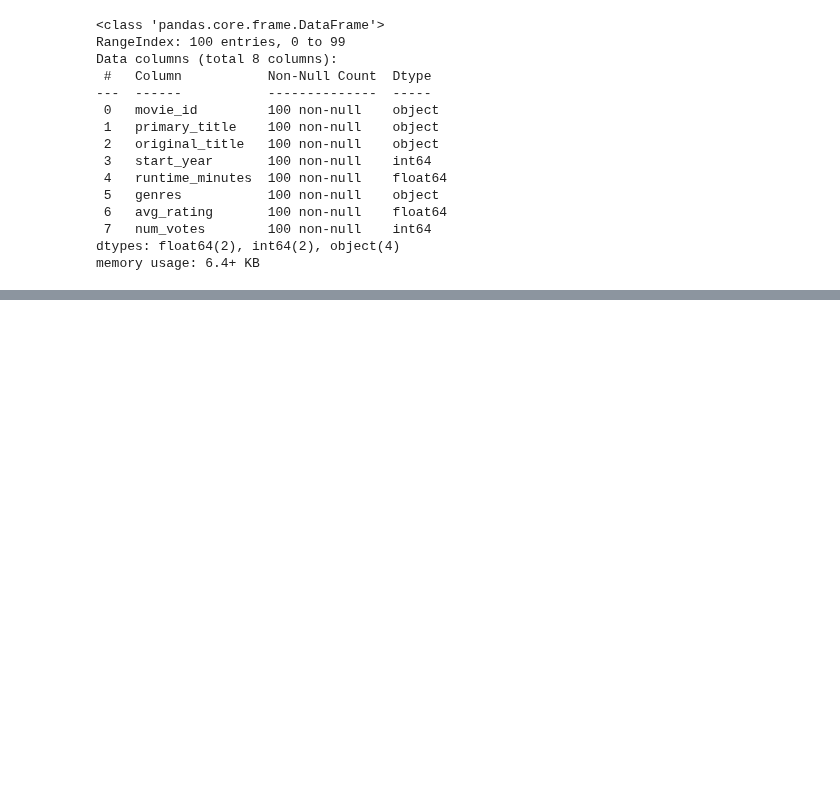
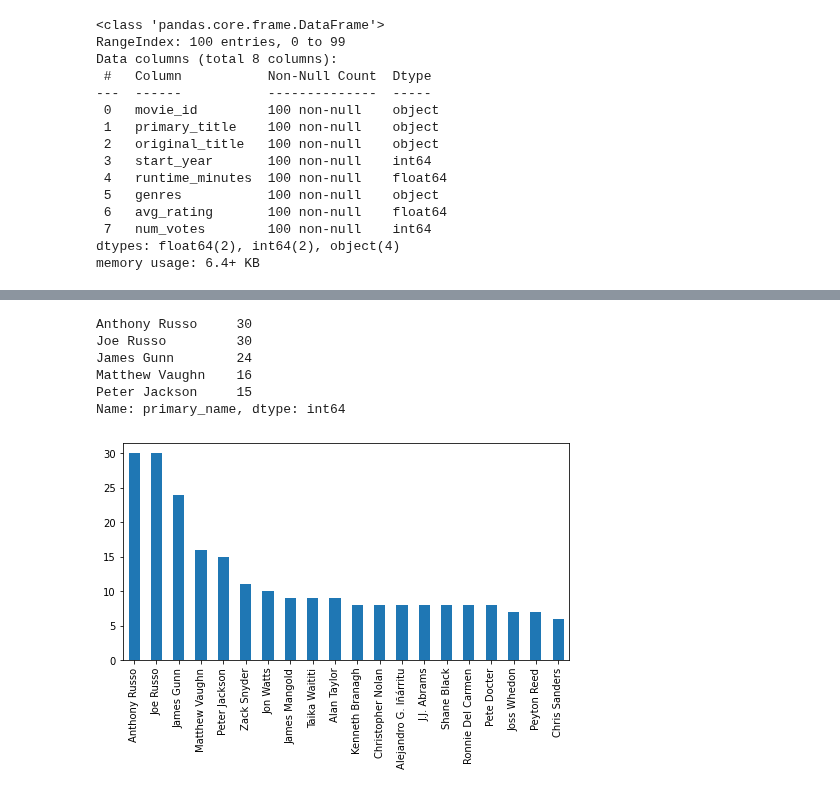
Before and after one commit to reboyce/Gilbert-Team-Repo, a Jupyter notebook: Notebooks/Chris Notebook.ipynb, the cells around one changed output, grey strips where cells are left out. Cells and saved outputs as stored; diff of their text form; code cells hidden in the pictures; blank space fills up the shorter version.

```diff
--- a/Notebooks/Chris Notebook.ipynb
+++ b/Notebooks/Chris Notebook.ipynb
@@ -76,0 +104,16 @@ sns.barplot(x=top_100_movies.primary_title, y=top_100_movies.avg_rating);
+# %%
+# count of directors in top 100 movies
+top_directors = top_movie_dir.primary_name.value_counts()
+top_directors.head()
+# %% [output]
+Anthony Russo     30
+Joe Russo         30
+James Gunn        24
+Matthew Vaughn    16
+Peter Jackson     15
+Name: primary_name, dtype: int64
+# %%
+# bar plot of 20 top directors based on count in top 100 movies
+top_directors.head(20).plot(kind='bar', figsize=(8, 4));
+# %% [output]
+[figure, added]
```
Also changed, not shown: parts of 12 cells of this notebook.
